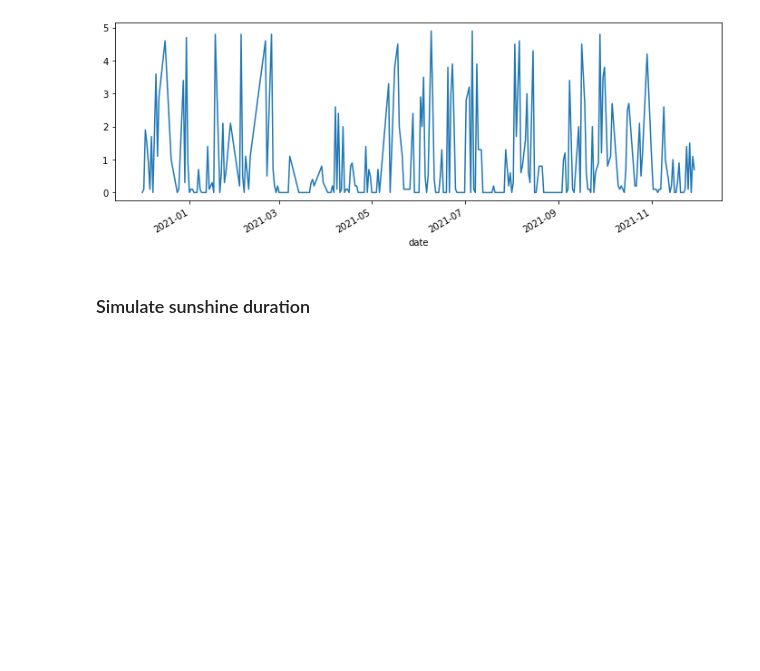
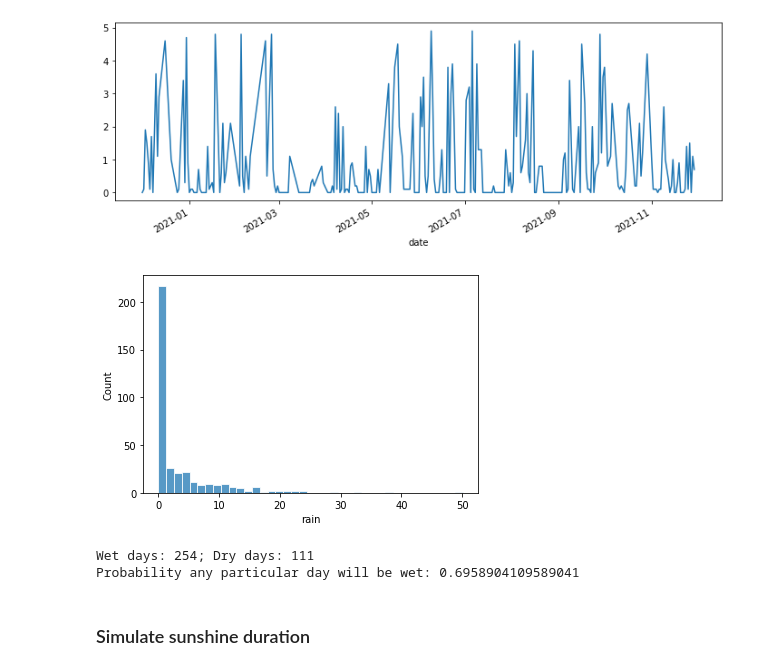
Before and after one commit to fod/simulation, a Jupyter notebook: simulation.ipynb, the cells around one changed output. Cells and saved outputs as stored; diff of their text form; code cells hidden in the pictures; blank space fills up the shorter version.

```diff
--- a/simulation.ipynb
+++ b/simulation.ipynb
@@ -444,6 +447,24 @@ df[df['rain'] < 5]['rain'].plot(figsize=(12, 4))
 # %% [output]
 <AxesSubplot:xlabel='date'>
 [figure]
+# %%
+fig, ax = plt.subplots()
+ax = sns.histplot(df['rain'], label="Real data", edgecolor='white', ax=ax)
+plt.title = "Real rain KDE plot"
+plt.show()
+# %% [output]
+[figure, added]
+# %%
+# number of wet days
+wet = df[df['rain'] > 0]['rain'].count()
+dry = df['rain'].count() - wet
+print(f"Wet days: {wet}; Dry days: {dry}")
+Pwet = wet/365
+# Probability a day will be wet [3]
+print(f"Probability any particular day will be wet: {Pwet}")
+# %% [output]
+Wet days: 254; Dry days: 111
+Probability any particular day will be wet: 0.6958904109589041
 # %% [markdown]
 ### Simulate sunshine duration
 # %%
```
Also changed, not shown: parts of 2 cells of this notebook.
